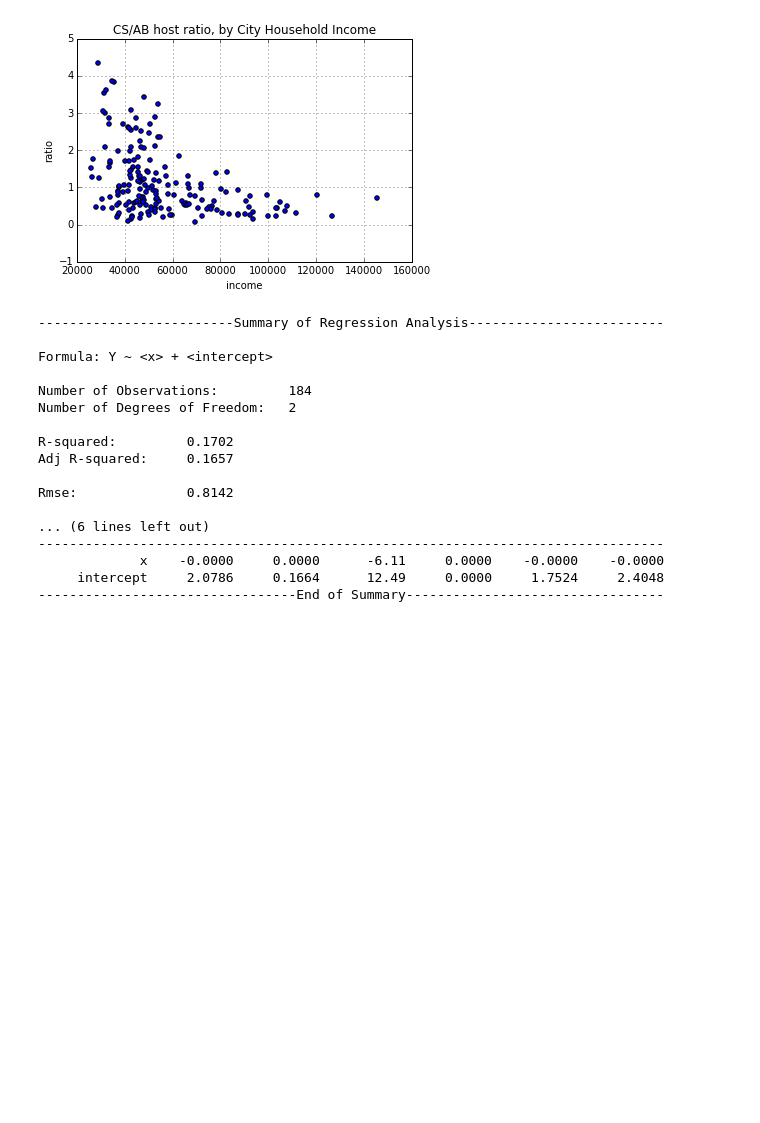
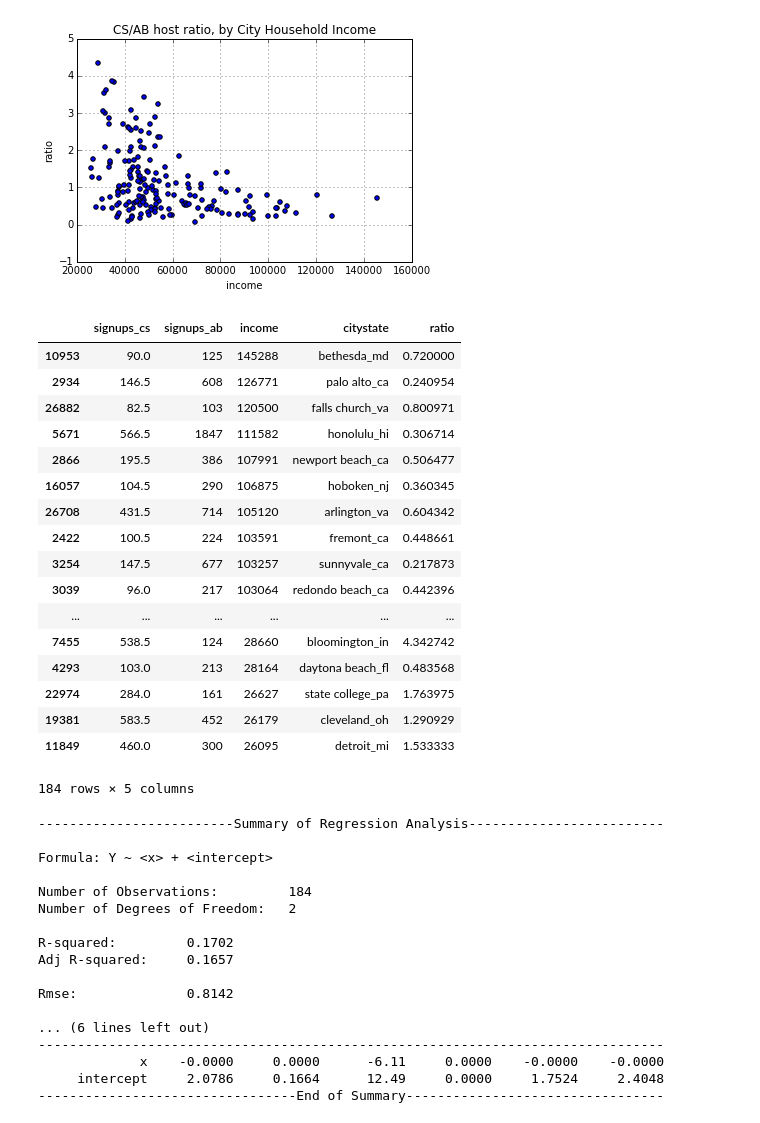
Before and after one commit to notconfusing/airsurfing-analysis, a Jupyter notebook: member since comparison.ipynb, the cells around one changed output. Saved outputs shown, nothing was run; the diff lists cells and outputs as text; code cells hidden in the pictures; blank space fills up the shorter version.

```diff
--- a/member since comparison.ipynb
+++ b/member since comparison.ipynb
@@ -586,6 +621,27 @@ abcs_census_size.plot(x='income', y='ratio', kind='scatter', title='CS/AB host r
 # %% [output]
 <matplotlib.axes._subplots.AxesSubplot at 0x...>
 [figure]
+# %%
+abcs_census_size.sort('income', ascending=False)
+# %% [output]
+|  | signups_cs | signups_ab | income | citystate | ratio |
+| 10953 | 90.0 | 125 | 145288 | bethesda_md | 0.720000 |
+| 2934 | 146.5 | 608 | 126771 | palo alto_ca | 0.240954 |
+| 26882 | 82.5 | 103 | 120500 | falls church_va | 0.800971 |
+| 5671 | 566.5 | 1847 | 111582 | honolulu_hi | 0.306714 |
+| 2866 | 195.5 | 386 | 107991 | newport beach_ca | 0.506477 |
+| 16057 | 104.5 | 290 | 106875 | hoboken_nj | 0.360345 |
+| 26708 | 431.5 | 714 | 105120 | arlington_va | 0.604342 |
+| 2422 | 100.5 | 224 | 103591 | fremont_ca | 0.448661 |
+| 3254 | 147.5 | 677 | 103257 | sunnyvale_ca | 0.217873 |
+| 3039 | 96.0 | 217 | 103064 | redondo beach_ca | 0.442396 |
+| ... | ... | ... | ... | ... | ... |
+| 7455 | 538.5 | 124 | 28660 | bloomington_in | 4.342742 |
+| 4293 | 103.0 | 213 | 28164 | daytona beach_fl | 0.483568 |
+| 22974 | 284.0 | 161 | 26627 | state college_pa | 1.763975 |
+| 19381 | 583.5 | 452 | 26179 | cleveland_oh | 1.290929 |
+| 11849 | 460.0 | 300 | 26095 | detroit_mi | 1.533333 |
+184 rows × 5 columns
 # %%
 pandas.stats.ols.OLS(abcs_census_size['ratio'], abcs_census_size['income'])
 # %% [output]
```
Also changed, not shown: parts of 3 cells of this notebook, 1 other file.
